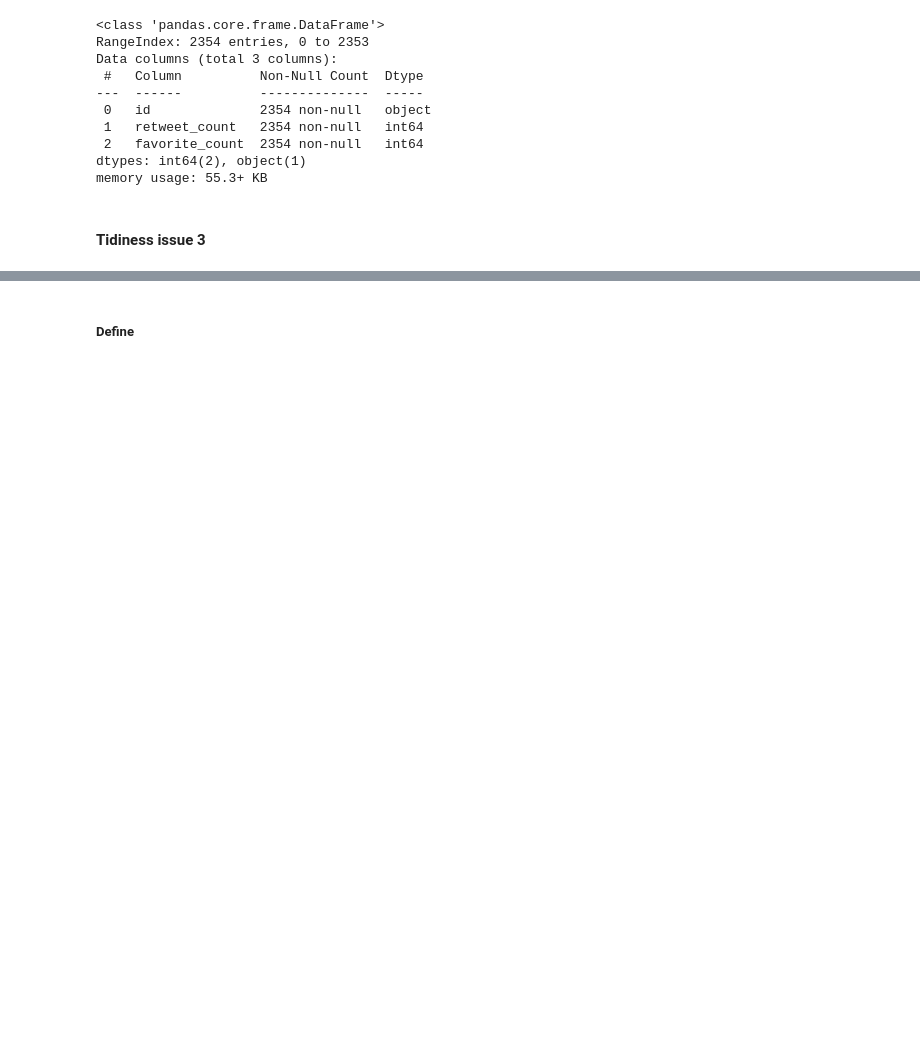
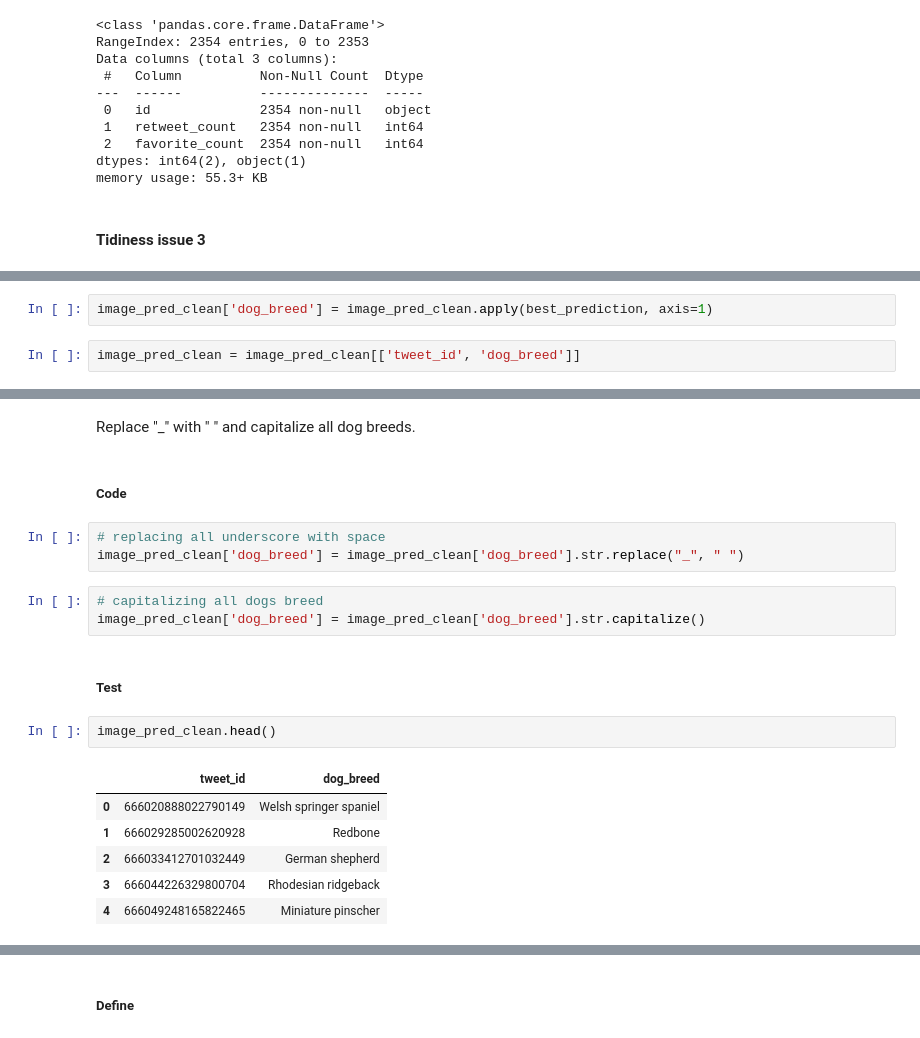
Before and after one commit to comsavvy/WeRateDogs-Wrangling-and-Visualization-Analysis, a Jupyter notebook: wrangle_act.ipynb, the cells around one changed output, grey strips where cells are left out. Cells and saved outputs as stored; diff of their text form; blank space fills up the shorter version.

```diff
--- a/wrangle_act.ipynb
+++ b/wrangle_act.ipynb
@@ -824,0 +917,4 @@ memory usage: 55.3+ KB
+# %%
+image_pred_clean['dog_breed'] = image_pred_clean.apply(best_prediction, axis=1)
+# %%
+image_pred_clean = image_pred_clean[['tweet_id', 'dog_breed']]
@@ -824,0 +927,21 @@ memory usage: 55.3+ KB
+# %% [markdown]
+Replace "_" with " " and capitalize all dog breeds.
+# %% [markdown]
+##### Code
+# %%
+# replacing all underscore with space
+image_pred_clean['dog_breed'] = image_pred_clean['dog_breed'].str.replace("_", " ")
+# %%
+# capitalizing all dogs breed
+image_pred_clean['dog_breed'] = image_pred_clean['dog_breed'].str.capitalize()
+# %% [markdown]
+##### Test
+# %%
+image_pred_clean.head()
+# %% [output]
+|  | tweet_id | dog_breed |
+| 0 | 666020888022790149 | Welsh springer spaniel |
+| 1 | 666029285002620928 | Redbone |
+| 2 | 666033412701032449 | German shepherd |
+| 3 | 666044226329800704 | Rhodesian ridgeback |
+| 4 | 666049248165822465 | Miniature pinscher |
```
Also changed, not shown: parts of 30 cells of this notebook.
